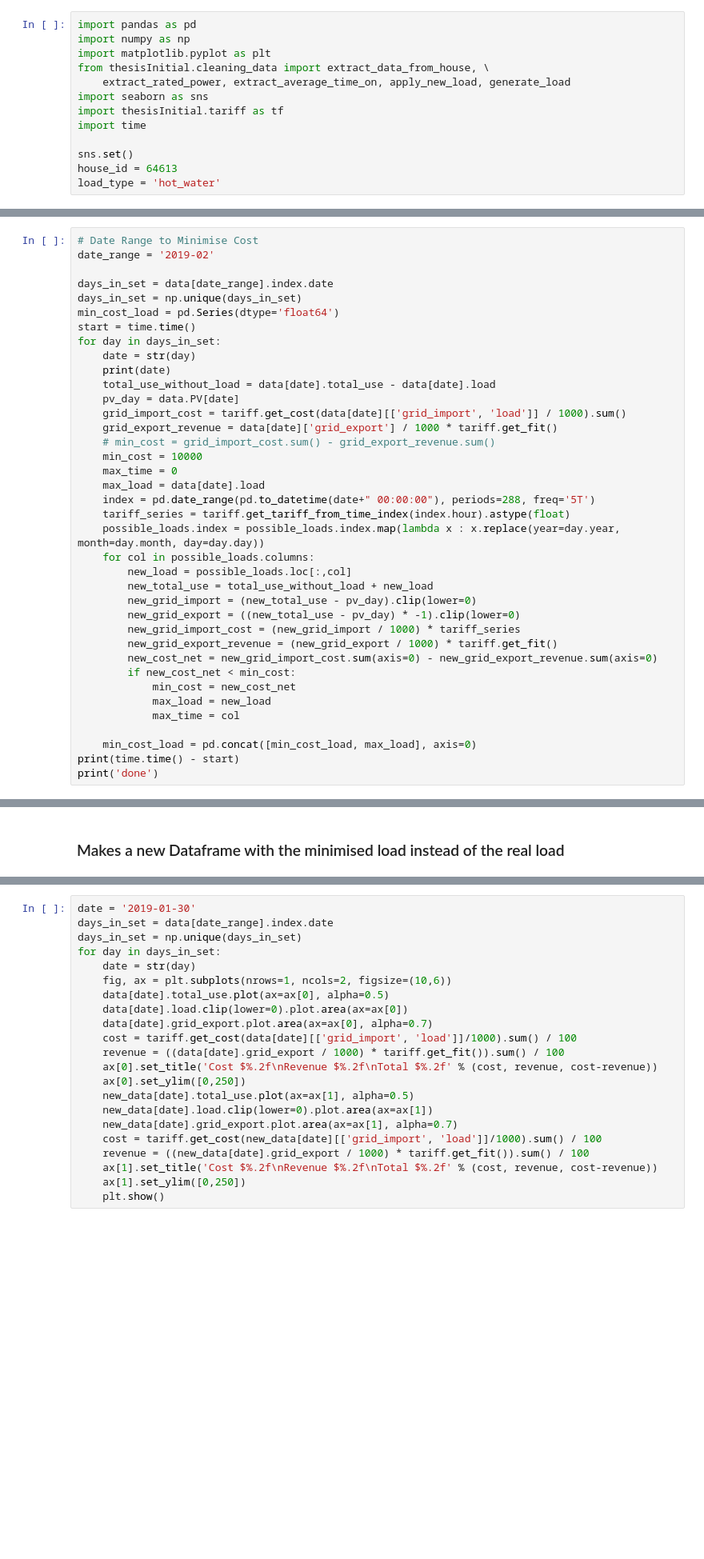
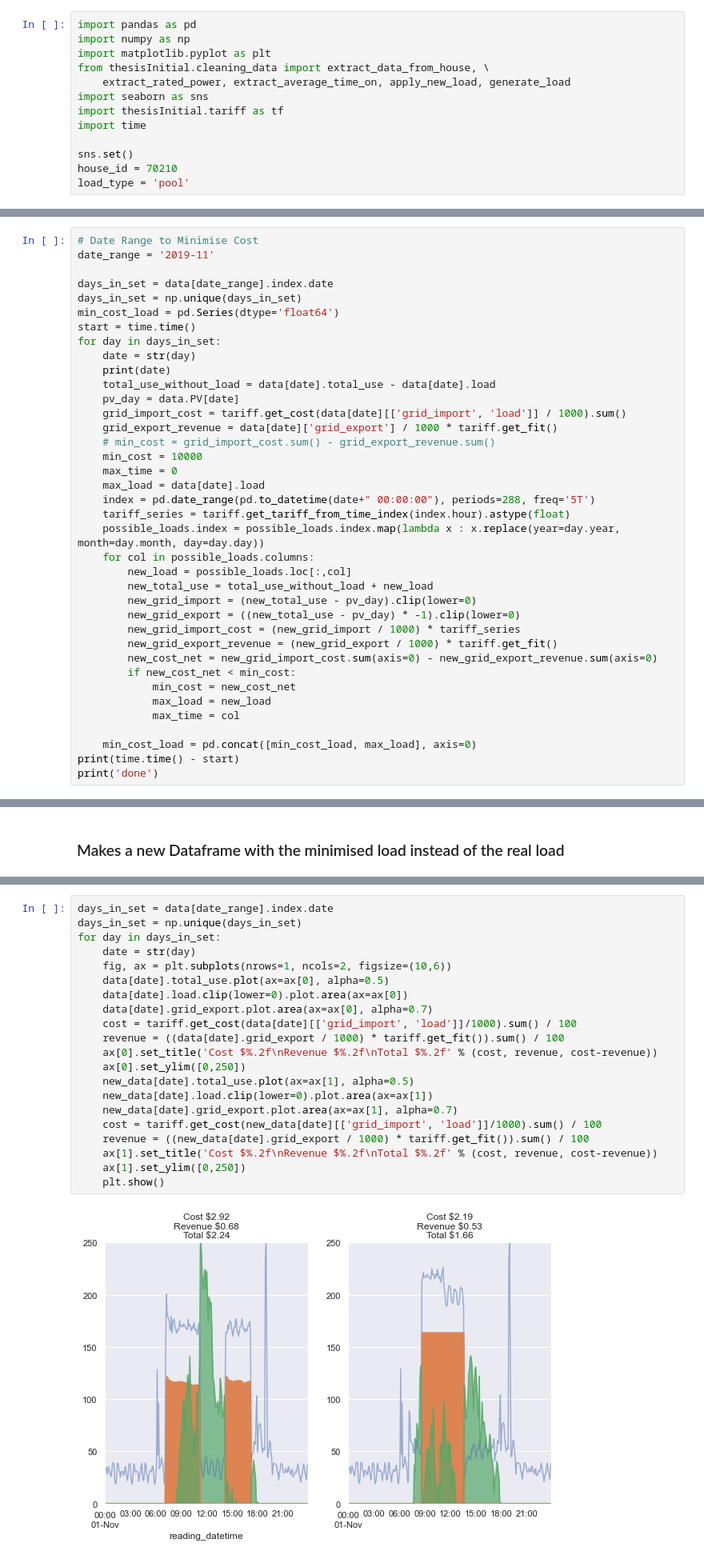
Before and after one commit to Cameron-Gan/thesis2021, a Jupyter notebook: nice_notebooks/6_minimise_cost.ipynb, the cells around one changed output, grey strips where cells are left out. Shown at 80% size. Cells and saved outputs as stored; diff of their text form; blank space fills up the shorter version.

```diff
--- a/nice_notebooks/6_minimise_cost.ipynb
+++ b/nice_notebooks/6_minimise_cost.ipynb
@@ -44,8 +44,8 @@ import thesisInitial.tariff as tf
 import time
 
 sns.set()
-house_id = 64613
-load_type = 'hot_water'
+house_id = 70210
+load_type = 'pool'
 # %% [markdown]
 ### Importing Data and cleaning up
 # %%
@@ -97,7 +121,7 @@ possible_loads.head()
 Loops over all the possible load start times and returns the load and cost of the minimum load start time
 # %%
 # Date Range to Minimise Cost
-date_range = '2019-02'
+date_range = '2019-11'
 
 days_in_set = data[date_range].index.date
 days_in_set = np.unique(days_in_set)
@@ -145,24 +187,25 @@ new_grid_import = new_AC.clip(lower=0).rename('grid_import')
 new_grid_export = (new_AC * -1).clip(lower=0).rename('grid_export')
 new_data = pd.concat([new_load, data_copy.PV, new_AC, new_total_use, new_grid_import, new_grid_export], axis=1)
 # %%
-date = '2019-01-30'
 days_in_set = data[date_range].index.date
 days_in_set = np.unique(days_in_set)
 for day in days_in_set:
     date = str(day)
     fig, ax = plt.subplots(nrows=1, ncols=2, figsize=(10,6))
     data[date].total_use.plot(ax=ax[0], alpha=0.5)
     data[date].load.clip(lower=0).plot.area(ax=ax[0])
     data[date].grid_export.plot.area(ax=ax[0], alpha=0.7)
     cost = tariff.get_cost(data[date][['grid_import', 'load']]/1000).sum() / 100
     revenue = ((data[date].grid_export / 1000) * tariff.get_fit()).sum() / 100
     ax[0].set_title('Cost $%.2f\nRevenue $%.2f\nTotal $%.2f' % (cost, revenue, cost-revenue))
     ax[0].set_ylim([0,250])
     new_data[date].total_use.plot(ax=ax[1], alpha=0.5)
     new_data[date].load.clip(lower=0).plot.area(ax=ax[1])
     new_data[date].grid_export.plot.area(ax=ax[1], alpha=0.7)
     cost = tariff.get_cost(new_data[date][['grid_import', 'load']]/1000).sum() / 100
     revenue = ((new_data[date].grid_export / 1000) * tariff.get_fit()).sum() / 100
     ax[1].set_title('Cost $%.2f\nRevenue $%.2f\nTotal $%.2f' % (cost, revenue, cost-revenue))
     ax[1].set_ylim([0,250])
     plt.show()
+# %% [output]
+[figure, added]
```
Also changed, not shown: parts of 8 cells of this notebook, 1 other file.
